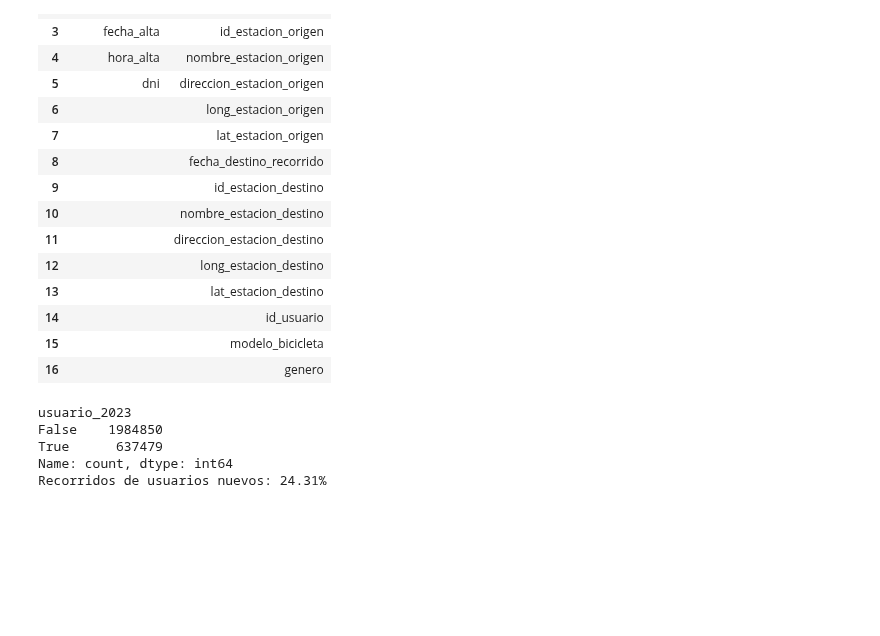
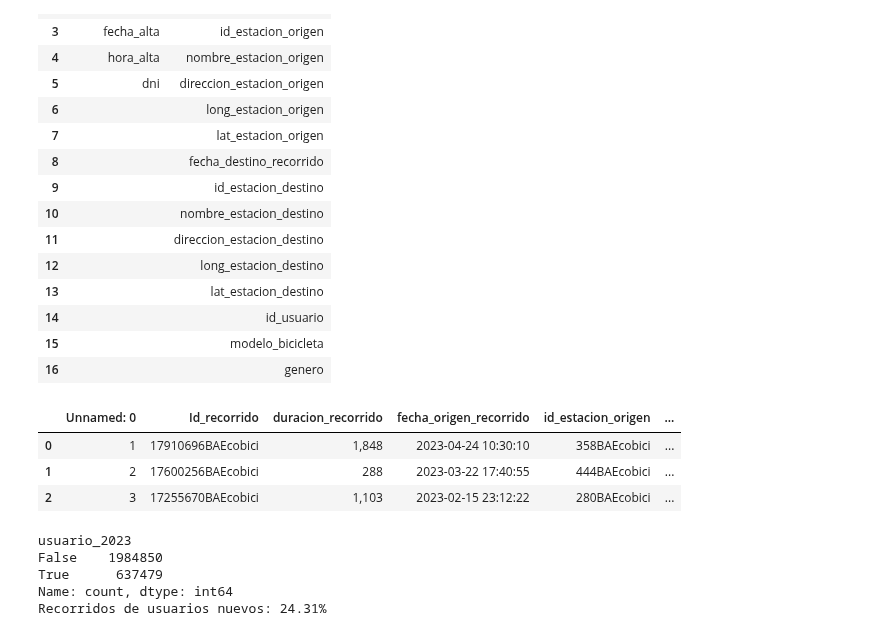
Before and after one commit to brigere/data-anlysis-ceia, a Jupyter notebook: tp_final_2026.ipynb, the cells around one changed output. Saved outputs shown, nothing was run; the diff lists cells and outputs as text; code cells hidden in the pictures; blank space fills up the shorter version.

```diff
--- a/tp_final_2026.ipynb
+++ b/tp_final_2026.ipynb
@@ -352,6 +352,13 @@ pd.DataFrame({
 | 14 |  | id_usuario |
 | 15 |  | modelo_bicicleta |
 | 16 |  | genero |
+# %%
+df.head(3)
+# %% [output]
+|  | Unnamed: 0 | Id_recorrido | duracion_recorrido | fecha_origen_recorrido | id_estacion_origen | ... |
+| 0 | 1 | 17910696BAEcobici | 1,848 | 2023-04-24 10:30:10 | 358BAEcobici | ... |
+| 1 | 2 | 17600256BAEcobici | 288 | 2023-03-22 17:40:55 | 444BAEcobici | ... |
+| 2 | 3 | 17255670BAEcobici | 1,103 | 2023-02-15 23:12:22 | 280BAEcobici | ... |
 # %%
 # usuario_2023: True si el usuario fue registrado en 2023 (está en df_usuarios), False para el resto
 # el id de recorridos trae el sufijo "BAEcobici", se extrae la parte numérica para compararlo
```
Also changed, not shown: 2 other files.
